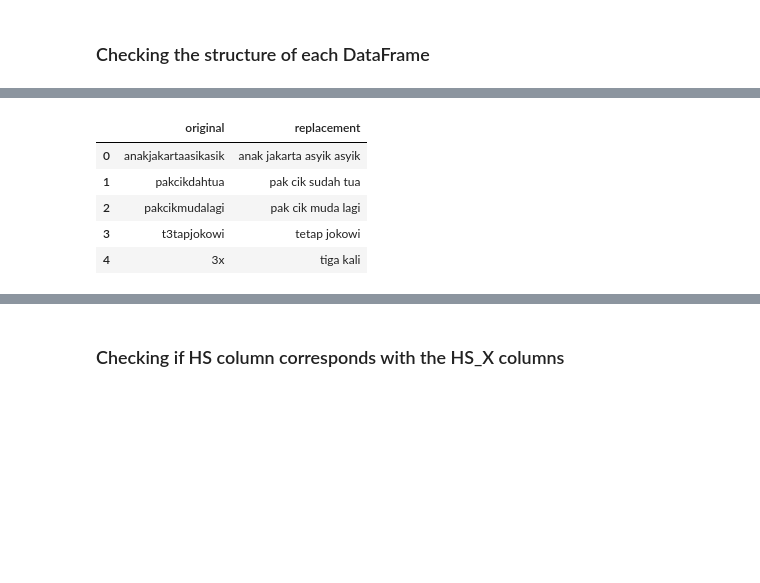
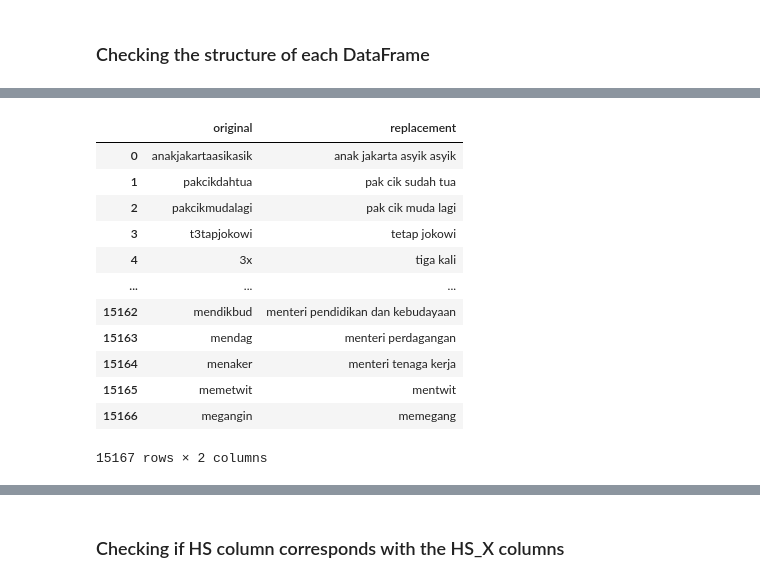
Before and after one commit to HighkalW/CapstoneProject, a Jupyter notebook: Toxicity_Classifier.ipynb, the cells around one changed output, grey strips where cells are left out. Cells and saved outputs as stored; diff of their text form; code cells hidden in the pictures; blank space fills up the shorter version.

```diff
--- a/Toxicity_Classifier.ipynb
+++ b/Toxicity_Classifier.ipynb
@@ -70,10 +84,17 @@ df_abusive.head()
 # %%
-df_alay.head()
+df_alay
 # %% [output]
 |  | original | replacement |
 | 0 | anakjakartaasikasik | anak jakarta asyik asyik |
 | 1 | pakcikdahtua | pak cik sudah tua |
 | 2 | pakcikmudalagi | pak cik muda lagi |
 | 3 | t3tapjokowi | tetap jokowi |
 | 4 | 3x | tiga kali |
+| ... | ... | ... |
+| 15162 | mendikbud | menteri pendidikan dan kebudayaan |
+| 15163 | mendag | menteri perdagangan |
+| 15164 | menaker | menteri tenaga kerja |
+| 15165 | memetwit | mentwit |
+| 15166 | megangin | memegang |
+15167 rows × 2 columns
 # %%
```
Also changed, not shown: parts of 25 cells of this notebook.
